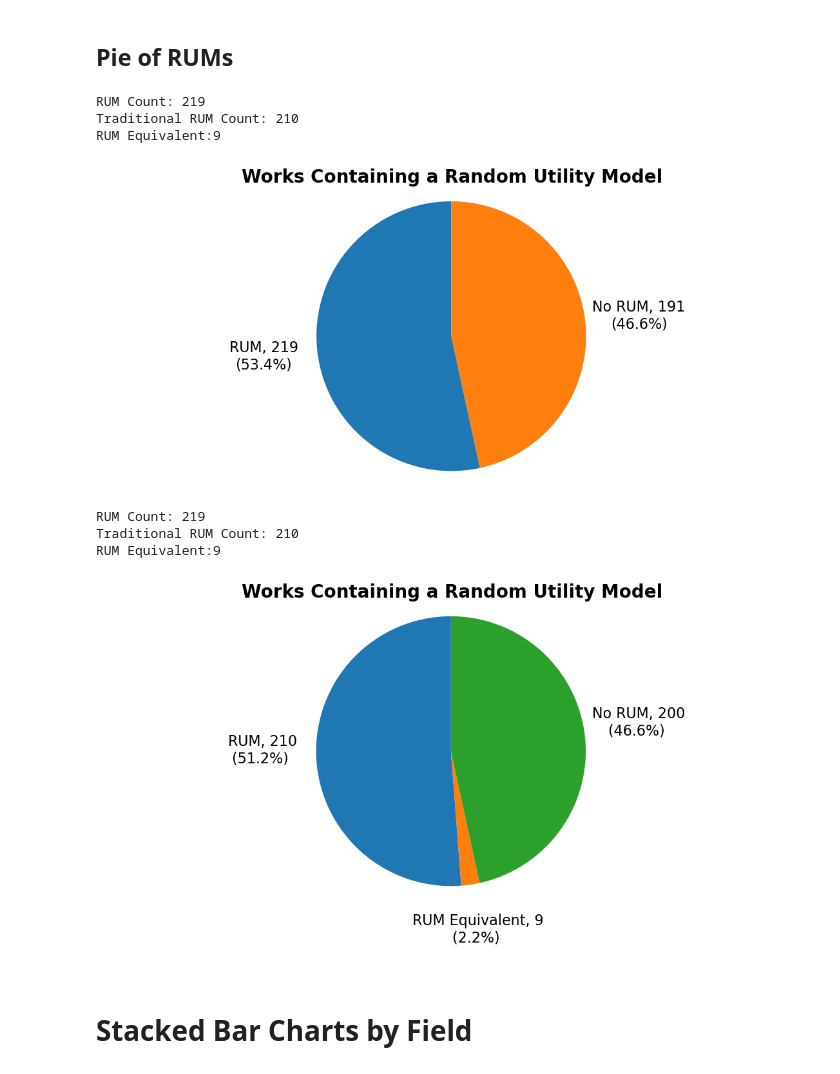
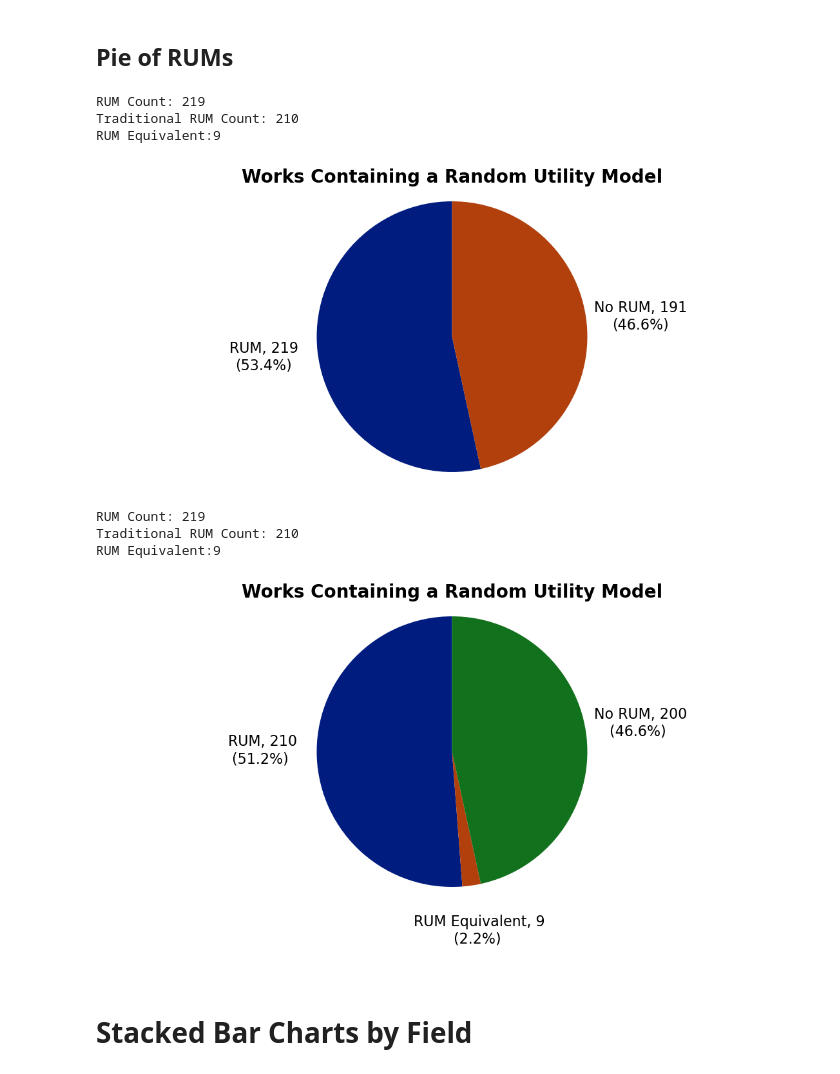
Before and after one commit to johnathanvic/auto-demand-review-viz-py, a Jupyter notebook: Demand_Review_Plots.ipynb, the cells around one changed output. Saved outputs shown, nothing was run; the diff lists cells and outputs as text; code cells hidden in the pictures.

```diff
--- a/Demand_Review_Plots.ipynb
+++ b/Demand_Review_Plots.ipynb
@@ -134,32 +137,32 @@ Total Count: 410
 # %%
 # Models containing a RUM
 models = works[works['Model Class'].notnull()]
 rum_eq = (models['RUM Type'] == 'RUM equivalent').sum()
 is_rum = models['RUM Type'].notnull().sum()
 n_models = len(models)
 pct_rum = (is_rum / n_models) * 100
 pct_non_rum = (n_models - is_rum) / n_models * 100
 
 print("RUM Count: " + str(models['RUM Type'].notnull().sum()))
 print("Traditional RUM Count: " + str(models['RUM Type'].notnull().sum() - rum_eq))
 print("RUM Equivalent:" + str(rum_eq))
 # Create labels for the second pie chart
 labels2 = 'RUM', 'No RUM'
 counts = [is_rum, n_models - is_rum]
 sizes = [pct_rum, pct_non_rum]
 labels2 = [f'{i}, {j}\n({k:.1f}%)' for i,j,k in zip(labels2, counts, sizes)]
 
 # Create subplots
 fig, ax2 = plt.subplots(figsize=(14, 6))  # Increased figsize
-ax2.pie(sizes, labels=labels2, labeldistance=1.4, textprops={'fontsize': 16, 'ha': 'center'}, startangle=90) #, colors=sns.color_palette('pastel'))
+ax2.pie(sizes, labels=labels2, labeldistance=1.4, textprops={'fontsize': 16, 'ha': 'center'}, startangle=90, colors=color_palette)
 ax2.axis('equal')  # Equal aspect ratio ensures that pie is drawn as a circle.
 ax2.set_title('Works Containing a Random Utility Model', fontsize=20, fontweight='bold')
 plt.show()
 # %% [output]
 RUM Count: 219
 Traditional RUM Count: 210
 RUM Equivalent:9
-[figure, old version]
+[figure, new version]
 # %%
 # Models containing a RUM
 models = works[works['Model Class'].notnull()]
@@ -182,7 +185,7 @@ labels2 = [f'{i}, {j}\n({k:.1f}%) \n' for i,j,k in zip(labels2, counts, sizes)]
 
 # Create subplots
 fig, ax2 = plt.subplots(figsize=(14, 6))  # Increased figsize
-ax2.pie(sizes, labels=labels2, labeldistance=1.4, textprops={'fontsize': 16, 'ha': 'center'}, startangle=90) #, colors=sns.color_palette('pastel'))
+ax2.pie(sizes, labels=labels2, labeldistance=1.4, textprops={'fontsize': 16, 'ha': 'center'}, startangle=90, colors=color_palette)
 ax2.axis('equal')  # Equal aspect ratio ensures that pie is drawn as a circle.
 ax2.set_title('Works Containing a Random Utility Model', fontsize=20, fontweight='bold')
 plt.show()
@@ -190,7 +193,7 @@ plt.show()
 RUM Count: 219
 Traditional RUM Count: 210
 RUM Equivalent:9
-[figure, old version]
+[figure, new version]
 # %% [markdown]
 # Stacked Bar Charts by Field
 # %% [markdown]
```
Also changed, not shown: parts of 9 cells of this notebook, 1 other file.
